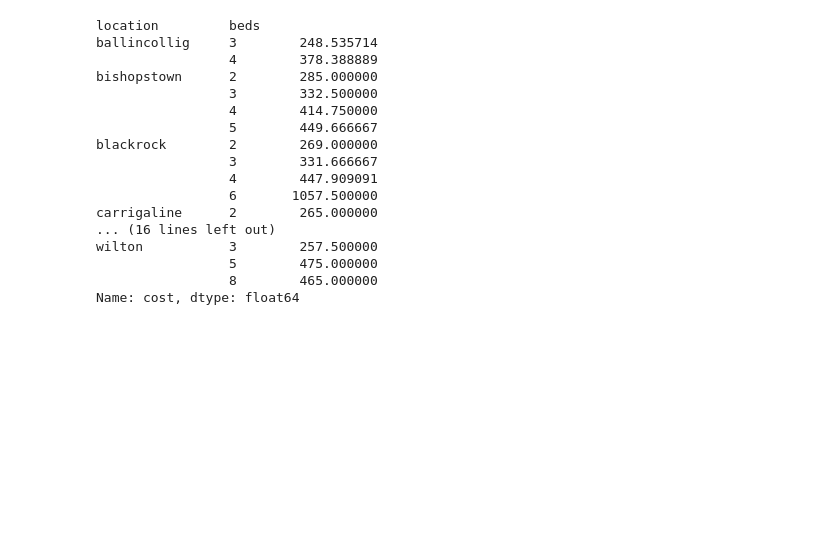
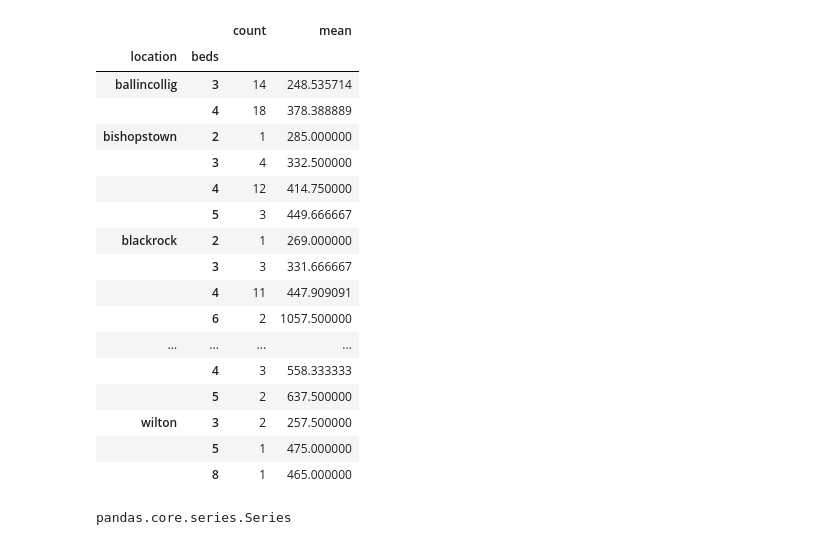
Before and after one commit to conorsobrien/CorkPropertyPrices, a Jupyter notebook: cpp_data_exploration.ipynb, the cells around one changed output. Saved outputs shown, nothing was run; the diff lists cells and outputs as text; code cells hidden in the pictures; blank space fills up the shorter version.

```diff
--- a/cpp_data_exploration.ipynb
+++ b/cpp_data_exploration.ipynb
@@ -40,23 +71,31 @@ pd.DataFrame(df,columns=["cost"]).boxplot()
 # %%
 # Explore data by location
 #df.plot.line(data=df["beds","cost"], x="beds", y="cost")
 #df[["beds","cost","location"]].groupby('location','beds').plot(x="beds", y="cost")
-df.groupby(['location', 'beds'])['cost'].mean()/1000
+df.groupby(['location', 'beds'])['cost'].agg(['count','mean'])
 # %% [output]
-location         beds
-ballincollig     3        248.535714
-                 4        378.388889
-bishopstown      2        285.000000
-                 3        332.500000
-                 4        414.750000
-                 5        449.666667
-blackrock        2        269.000000
-                 3        331.666667
-                 4        447.909091
-                 6       1057.500000
-carrigaline      2        265.000000
-... (16 lines left out)
-wilton           3        257.500000
-                 5        475.000000
-                 8        465.000000
-Name: cost, dtype: float64
+|  |  | count | mean |
+| location | beds |  |  |
+| ballincollig | 3 | 14 | 248.535714 |
+|  | 4 | 18 | 378.388889 |
+| bishopstown | 2 | 1 | 285.000000 |
+|  | 3 | 4 | 332.500000 |
+|  | 4 | 12 | 414.750000 |
+|  | 5 | 3 | 449.666667 |
+| blackrock | 2 | 1 | 269.000000 |
+|  | 3 | 3 | 331.666667 |
+|  | 4 | 11 | 447.909091 |
+|  | 6 | 2 | 1057.500000 |
+| ... | ... | ... | ... |
+|  | 4 | 3 | 558.333333 |
+|  | 5 | 2 | 637.500000 |
+| wilton | 3 | 2 | 257.500000 |
+|  | 5 | 1 | 475.000000 |
+|  | 8 | 1 | 465.000000 |
+# %%
+# Create an ordinal equivalent of BER
+df['ber'] = pd.Categorical(df['ber'])
+df['ber_ord'] = df.ber.cat.codes
+type(df['ber_ord'])
+# %% [output]
+pandas.core.series.Series
```
Also changed, not shown: parts of 13 cells of this notebook, 1 other file.
